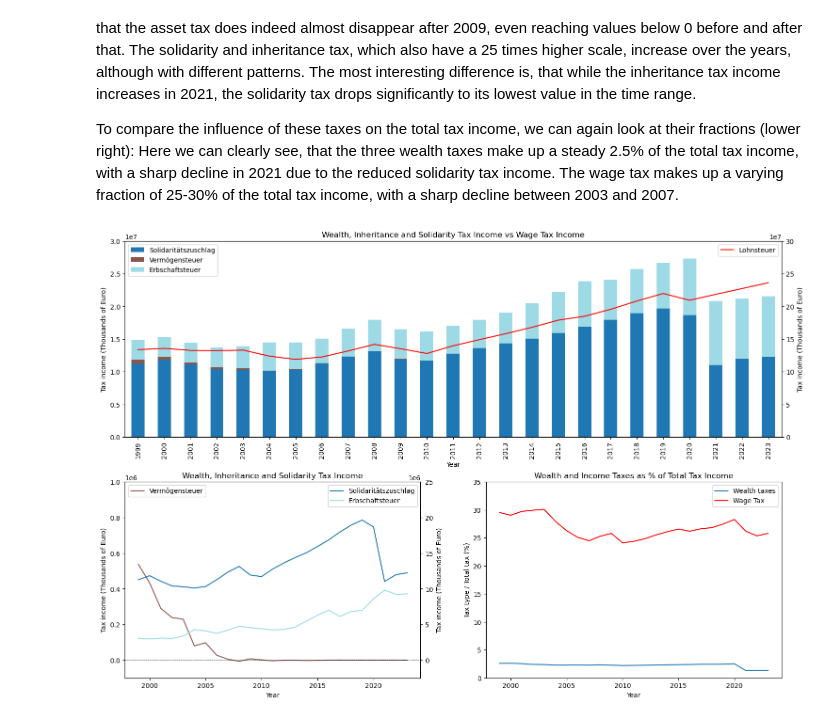
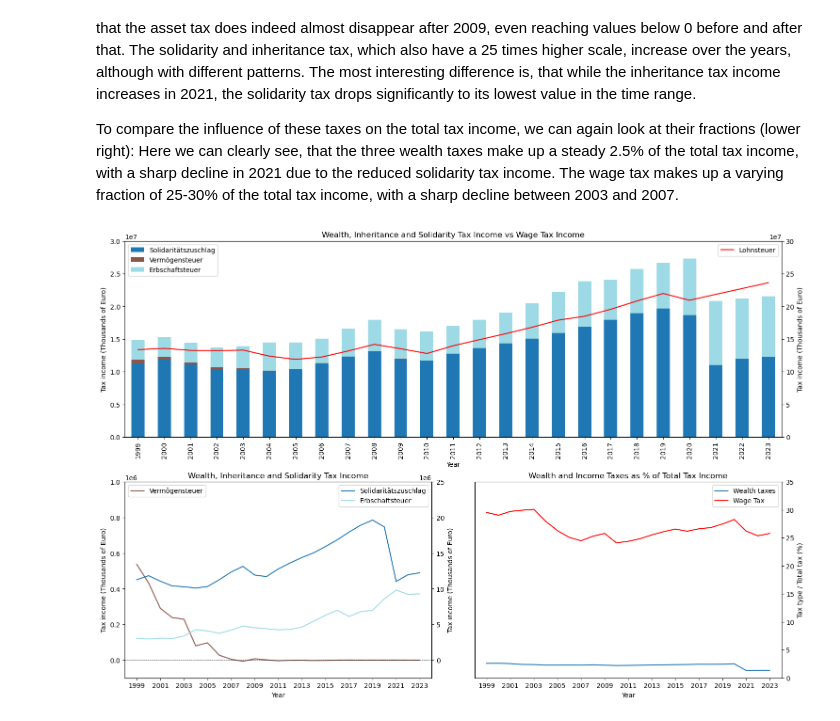
Before and after one commit to n-koenig/german_tax_income_analysis, a Jupyter notebook: bin/computational_narrative.ipynb, the cells around one changed output. Cells and saved outputs as stored; diff of their text form; code cells hidden in the pictures.

```diff
--- a/bin/computational_narrative.ipynb
+++ b/bin/computational_narrative.ipynb
@@ -238,31 +240,37 @@ ax['B'].plot(df_y.iloc[12, :], label='Vermögensteuer', color=plt.cm.tab20(10))
 ax['B'].axhline(0, linestyle='--', color='black', linewidth=0.5)
 ax['B'].set_ylim(-1e5, 1e6)
 ax['B'].ticklabel_format(axis='y', style='sci', scilimits=(6, 6))
+ax['B'].set_xlim(1998, 2024)
+ax['B'].set_xticks(range(1999, 2024, 2))
 ax['B'].set_xlabel('Year')
 ax['B'].set_ylabel('Tax income (Thousands of Euro)')
 ax['B'].set_title('Wealth, Inheritance and Solidarity Tax Income')
 ax['B'].legend(loc='upper left')
 
 # right axis for inheritance and solidarity tax income
 ax2 = ax['B'].twinx()
 ax2.plot(df_y.iloc[11, :], label='Solidaritätszuschlag', color=plt.cm.tab20(0))
 ax2.plot(df_y.iloc[13, :], label='Erbschaftsteuer', color=plt.cm.tab20(20))
 ax2.set_ylim(-25e5, 25e6)
 ax2.ticklabel_format(axis='y', style='sci', scilimits=(6, 6))
 ax2.set_ylabel('Tax income (Thousands of Euro)')
 ax2.legend(loc = 'upper right')
 
 # Figure 3
 # plot wealth and wage tax as percentage of total tax income
 ax['C'].plot(df_y.iloc[11:13, :].sum(axis=0) / df_y.iloc[0, :] * 100, label='Wealth taxes')
 ax['C'].plot(df_y.iloc[1, :] / df_y.iloc[0, :] * 100, label='Wage Tax', color='r')
 ax['C'].set_ylim(0, 35)
+ax['C'].yaxis.set_label_position('right')
+ax['C'].yaxis.tick_right()
+ax['C'].set_xlim(1998, 2024)
+ax['C'].set_xticks(range(1999, 2024, 2))
 ax['C'].set_xlabel('Year')
 ax['C'].set_ylabel('Tax type / Total tax (%)')
 ax['C'].set_title('Wealth and Income Taxes as % of Total Tax Income')
 ax['C'].legend()
 
 plt.savefig(BASE_DIR + 'results/question_4.png')
 plt.show()
 # %% [output]
-[figure, old version]
+[figure, new version]
```
Also changed, not shown: parts of 1 cell of this notebook, 3 other files.
